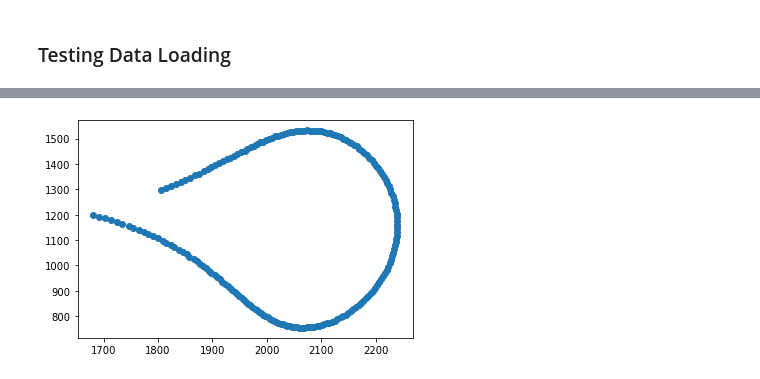
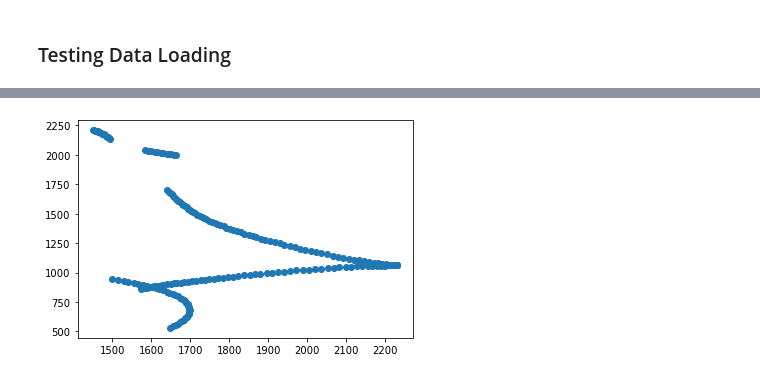
Before and after one commit to gthampak/physinet.io, a Jupyter notebook: LSTM_Baseline.ipynb, the cells around one changed output, grey strips where cells are left out. Drawn from its saved outputs; the diff is of its cells as text; code cells hidden in the pictures.

```diff
--- a/LSTM_Baseline.ipynb
+++ b/LSTM_Baseline.ipynb
@@ -39,7 +39,7 @@ validation_targets_video = '/raid/cs152/zxaa2018/penndulum/train_and_test_split/
 ### Data Transformation Functions
 # %%
 # some constants
-DEFAULT_X_RED, DEFAULT_Y_RED = (240, 232)
+DEFAULT_X_RED, DEFAULT_Y_RED = (240, 240)
 
 PIXEL_DISTANCE_GREEN_TO_RED = 118 # approx. value | calculated with the Pythagorean theorem and averaged: np.sqrt((y_green-y_red)**2 + (x_green-x_red)**2)
 PIXEL_DISTANCE_BLUE_TO_GREEN = 90 # approx. value | calculated with the Pythagorean theorem and averaged: np.sqrt((y_blue-y_green)**2 + (x_blue-x_green)**2)
@@ -66,6 +66,7 @@ def raw_cartesian_to_polar_angles(l):
 
     return [np.sin(angle_green_red), np.cos(angle_green_red), np.sin(angle_blue_green), np.cos(angle_blue_green)]
 
+
 def polar_angles_to_raw_cartesian(l):
     '''Convert the polar coordinates back to cartesian coordinates.'''
     assert isinstance(l, list)
@@ -324,7 +368,7 @@ plot_trajectory_from_tensor(output)
 # %%
-plot_trajectory_from_tensor(polar_angles_to_raw_cartesian_tensor(testDataSet[10][1]))
+plot_trajectory_from_tensor(polar_angles_to_raw_cartesian_tensor(testDataSet[5][1]))
 # %% [output]
-[figure, old version]
+[figure, new version]
 # %%
 def plot_sequence(seq, a1, a2):
 
```
Also changed, not shown: parts of 11 cells of this notebook.
